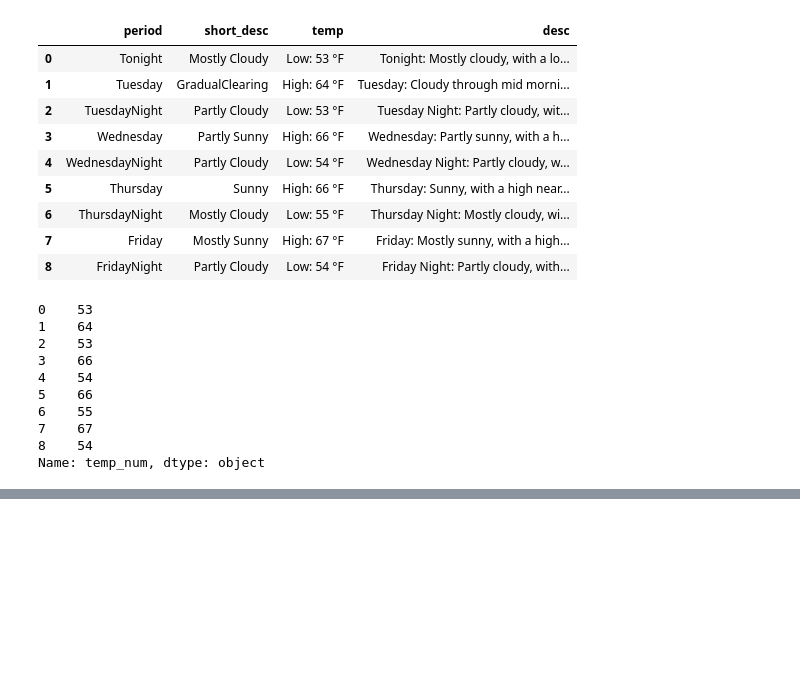
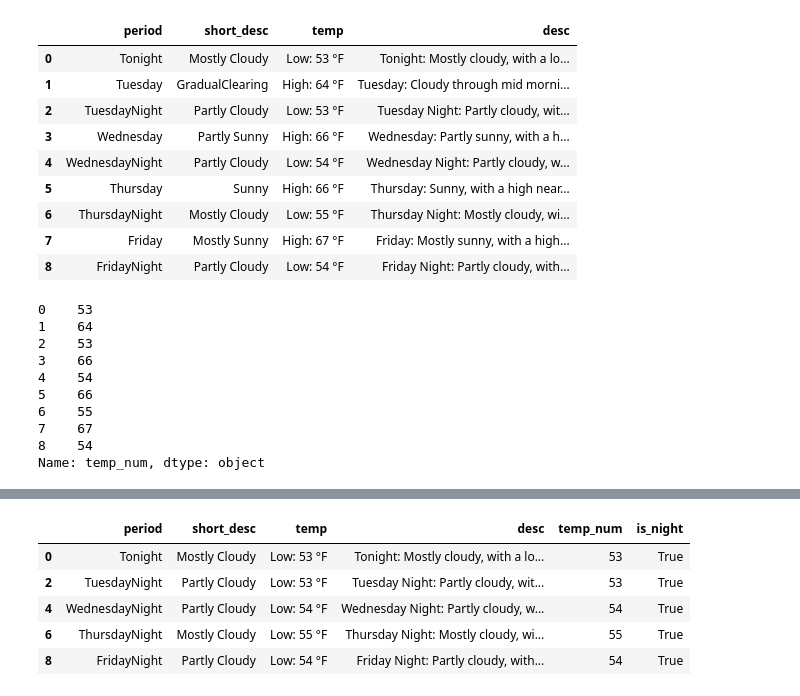
Before and after one commit to ahn718/stats-analysis, a Jupyter notebook: wrangling.ipynb, the cells around one changed output, grey strips where cells are left out. Drawn from its saved outputs; the diff is of its cells as text; code cells hidden in the pictures; blank space fills up the shorter version.

Commit message:
Complete weather scraping

```diff
--- a/wrangling.ipynb
+++ b/wrangling.ipynb
@@ -497,0 +499,4 @@ weather["temp_num"].mean()
+# %%
+is_night = weather["temp"].str.contains("Low")
+weather["is_night"] = is_night
+is_night
@@ -497,0 +514,10 @@ weather["temp_num"].mean()
+# %%
+# only select the rows that happen at night:
+weather[is_night]
+# %% [output]
+|  | period | short_desc | temp | desc | temp_num | is_night |
+| 0 | Tonight | Mostly Cloudy | Low: 53 °F | Tonight: Mostly cloudy, with a lo... | 53 | True |
+| 2 | TuesdayNight | Partly Cloudy | Low: 53 °F | Tuesday Night: Partly cloudy, wit... | 53 | True |
+| 4 | WednesdayNight | Partly Cloudy | Low: 54 °F | Wednesday Night: Partly cloudy, w... | 54 | True |
+| 6 | ThursdayNight | Mostly Cloudy | Low: 55 °F | Thursday Night: Mostly cloudy, wi... | 55 | True |
+| 8 | FridayNight | Partly Cloudy | Low: 54 °F | Friday Night: Partly cloudy, with... | 54 | True |
```
Also changed, not shown: parts of 3 cells of this notebook.
